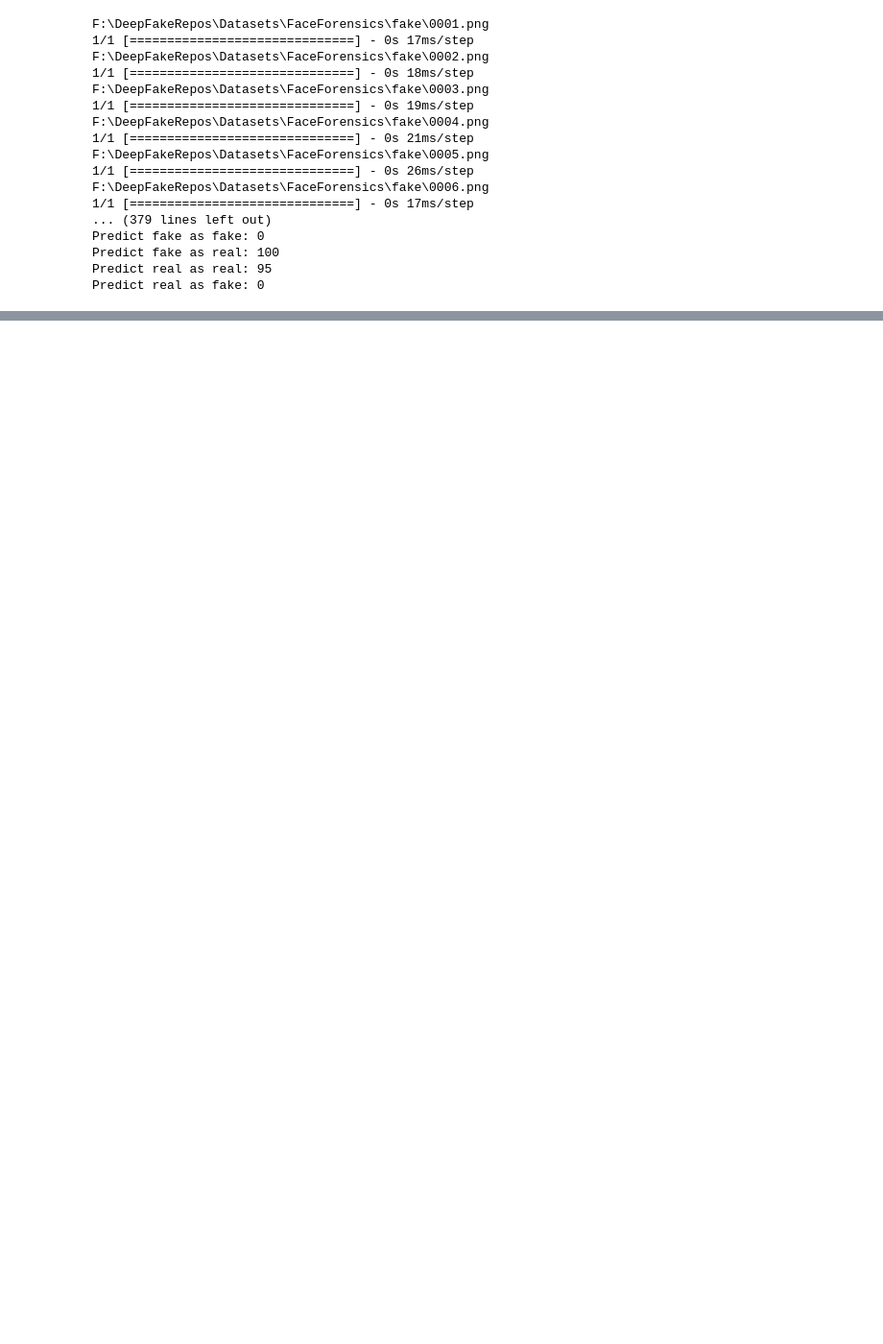
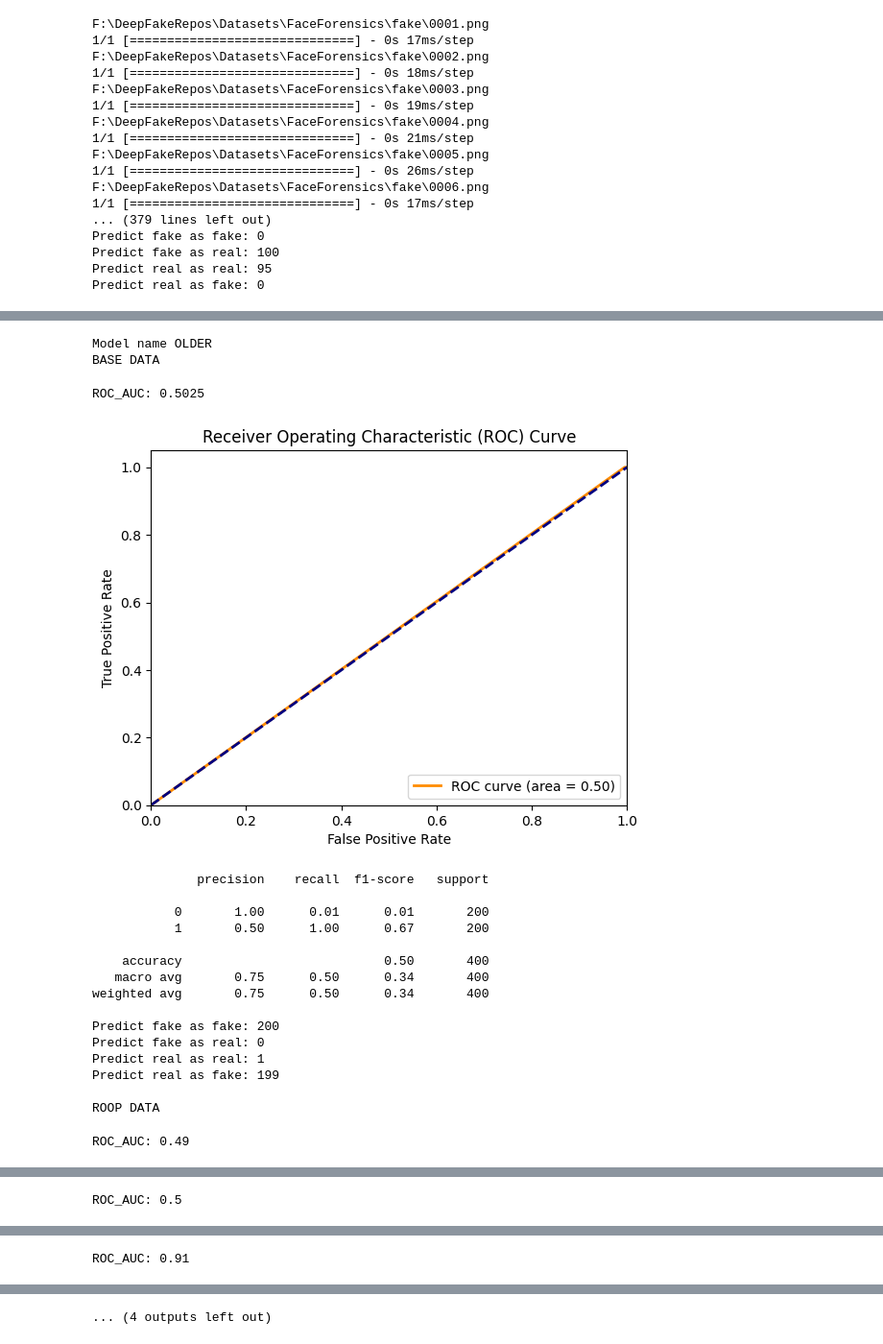
Before and after one commit to Dryg1214/DeepFakeRepos, a Jupyter notebook: AllModels/DeepFakeDetectionModels/XceptionNet/XceptionNet.ipynb, the cells around one changed output, grey strips where cells are left out. Shown at 96% size. Cells and saved outputs as stored; diff of their text form; code cells hidden in the pictures; blank space fills up the shorter version.

```diff
--- a/AllModels/DeepFakeDetectionModels/XceptionNet/XceptionNet.ipynb
+++ b/AllModels/DeepFakeDetectionModels/XceptionNet/XceptionNet.ipynb
@@ -418,0 +494,73 @@ Predict real as fake: 0
+# %%
+IMG_SIZE = 1024
+final_model = load_model(olderModelPath)
+nameModel = "OLDER"
+
+print(f"Model name {nameModel}")
+
+print("BASE DATA")
+all_images, labels = load_images_and_prepare_labels(baseDataTestPath);
+tp, fp, tn, fn = evaluate_model_performance(img_paths=all_images, labels=labels, nameModel=nameModel);
+print("Predict fake as fake: %d" %tp)
+print("Predict fake as real: %d" %fp)
+print("Predict real as real: %d" %tn)
+print("Predict real as fake: %d" %fn)
+print()
+
+print("ROOP DATA")
+all_images, labels = load_images_and_prepare_labels(roopDataPath);
+tp, fp, tn, fn = evaluate_model_performance(img_paths=all_images, labels=labels, nameModel=nameModel);
+print("Predict fake as fake: %d" %tp)
+print("Predict fake as real: %d" %fp)
+print("Predict real as real: %d" %tn)
+print("Predict real as fake: %d" %fn)
+print()
+
+print("GHOST DATA")
+all_images, labels = load_images_and_prepare_labels(ghostDataPath);
+tp, fp, tn, fn = evaluate_model_performance(img_paths=all_images, labels=labels, nameModel=nameModel);
+print("Predict fake as fake: %d" %tp)
+print("Predict fake as real: %d" %fp)
+print("Predict real as real: %d" %tn)
+print("Predict real as fake: %d" %fn)
+print()
+
+print("OLDER DATA")
+all_images, labels = load_images_and_prepare_labels(olderDataPath);
+tp, fp, tn, fn = evaluate_model_performance(img_paths=all_images, labels=labels, nameModel=nameModel);
+print("Predict fake as fake: %d" %tp)
+print("Predict fake as real: %d" %fp)
+print("Predict real as real: %d" %tn)
+print("Predict real as fake: %d" %fn)
+print()
+
+print("SMILE DATA")
+all_images, labels = load_images_and_prepare_labels(smileDataPath);
+tp, fp, tn, fn = evaluate_model_performance(img_paths=all_images, labels=labels, nameModel=nameModel);
+print("Predict fake as fake: %d" %tp)
+print("Predict fake as real: %d" %fp)
+print("Predict real as real: %d" %tn)
+print("Predict real as fake: %d" %fn)
+print()
+# OLDER_DATA
+# %% [output]
+Model name OLDER
+BASE DATA
+ROC_AUC: 0.5025
+[figure, added]
+              precision    recall  f1-score   support
+
+           0       1.00      0.01      0.01       200
+           1       0.50      1.00      0.67       200
+
+    accuracy                           0.50       400
+   macro avg       0.75      0.50      0.34       400
+weighted avg       0.75      0.50      0.34       400
+
+Predict fake as fake: 200
+Predict fake as real: 0
+Predict real as real: 1
+Predict real as fake: 199
+
+ROOP DATA
+ROC_AUC: 0.49
@@ -418,0 +583 @@ Predict real as fake: 0
+ROC_AUC: 0.5
@@ -418,0 +600 @@ Predict real as fake: 0
+ROC_AUC: 0.91
@@ -418,0 +602 @@ Predict real as fake: 0
+... (4 outputs left out)
```
Also changed, not shown: parts of 13 cells of this notebook.
